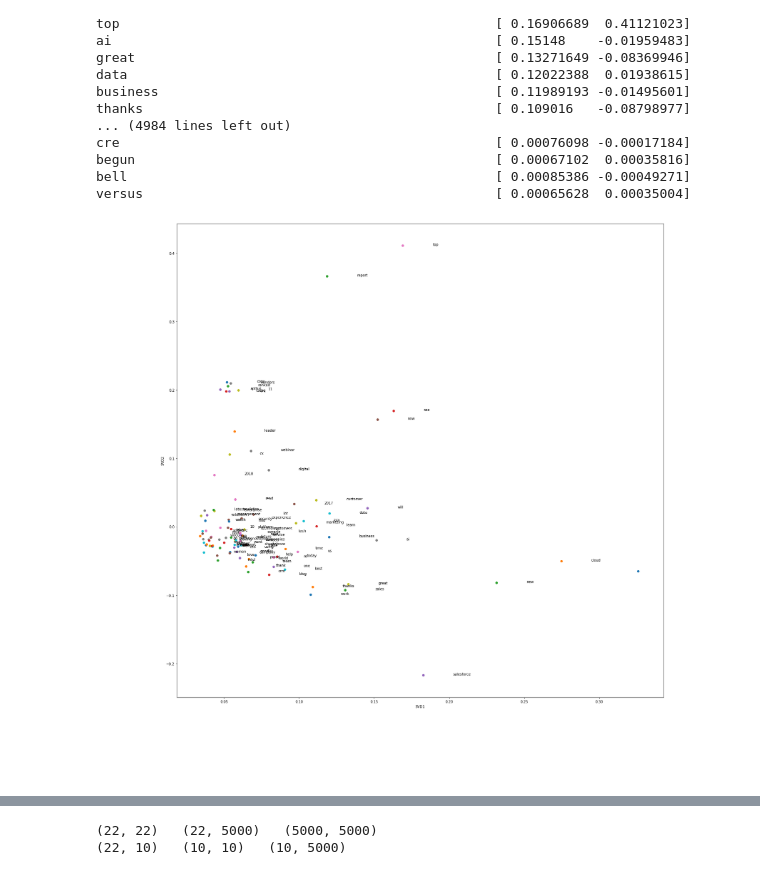
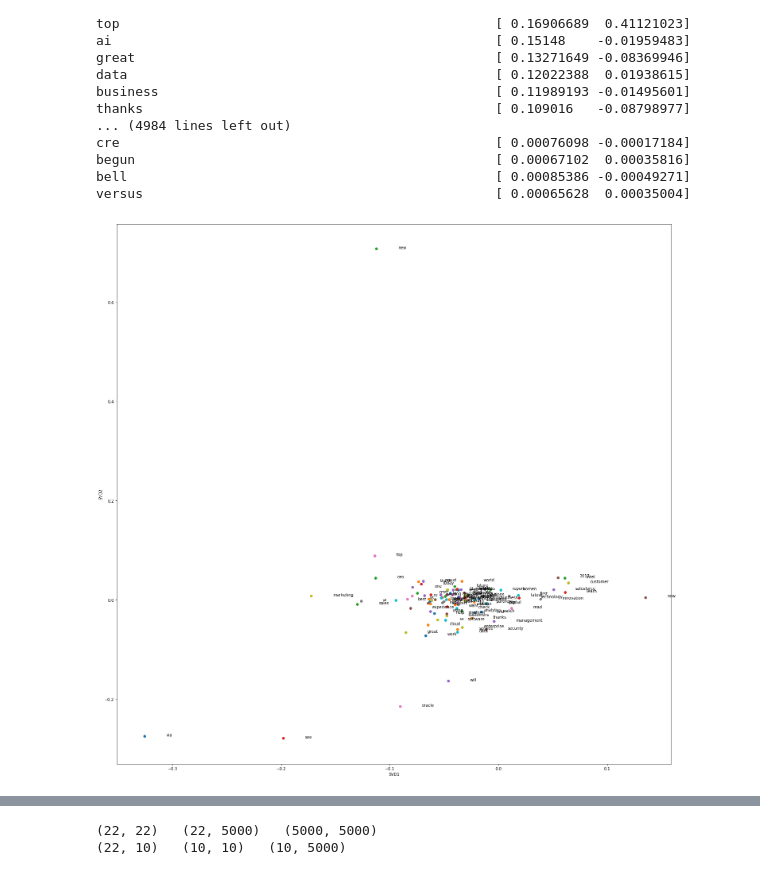
Before and after one commit to berbuf/B2B_Em_lyon, a Jupyter notebook: notebooks/svd.ipynb, the cells around one changed output, grey strips where cells are left out. Saved outputs shown, nothing was run; the diff lists cells and outputs as text; code cells hidden in the pictures.

```diff
--- a/notebooks/svd.ipynb
+++ b/notebooks/svd.ipynb
@@ -105,7 +104,7 @@ def count_word_for_company(word, company, corpus):
                 counter += 1
     return counter
 
-if not os.path.exists(get_path('matrix.npy'):
+if not os.path.exists(get_path('matrix.npy')):
     matrix = np.array([[count_word_for_company(word, company, corpus) for word in dictionary] for company in companies])
     np.save(get_path('matrix.npy'), matrix)
 else:
@@ -250,8 +251,8 @@ plt.show()
 import matplotlib.pyplot as plt
 from sklearn.manifold import TSNE
 
-tsne = TSNE(perplexity=4, n_components=2, init='pca', n_iter=50000, method='exact')
-two_d_embed = tsne.fit_transform(l_e_vec)
+tsne = TSNE(perplexity=31, n_components=2, init='pca', n_iter=50000, method='exact')
+two_d_embed = tsne.fit_transform(U)
 
 fig = plt.figure(figsize=(25, 25))
 ax = fig.add_subplot(1 ,1 ,1)
@@ -269,7 +270,7 @@ from mpl_toolkits.mplot3d import Axes3D
 import matplotlib.pyplot as plt
 
 tsne = TSNE(perplexity=0, n_components=3, init='pca', n_iter=50000, method='exact')
-three_d_embed = tsne.fit_transform(l_e_vec)
+three_d_embed = tsne.fit_transform(U)
 
 fig = plt.figure(figsize=(25, 25))
 ax = fig.add_subplot(111, projection='3d')
@@ -315,14 +316,14 @@ versus                                             [ 0.00065628  0.00035004]
 # %%
 import matplotlib.pyplot as plt
 
 fig = plt.figure(figsize=(25, 25))
 ax = fig.add_subplot(1,1,1)
-for i in range(len(r_e_vec))[:100]:
-    ax.scatter(r_e_vec[i,0], r_e_vec[i,1])
-    ax.annotate(dictionary[i], (r_e_vec[i,0] + 0.02, r_e_vec[i,1]))
+for i in range(len(VT))[:100]:
+    ax.scatter(VT[i,0], VT[i,1])
+    ax.annotate(dictionary[i], (VT[i,0] + 0.02, VT[i,1]))
 
 plt.xlabel('SVD1')
 plt.ylabel('SVD2')
 plt.show()
 # %% [output]
-[figure, old version]
+[figure, new version]
```
Also changed, not shown: parts of 11 cells of this notebook, 3 other files.
